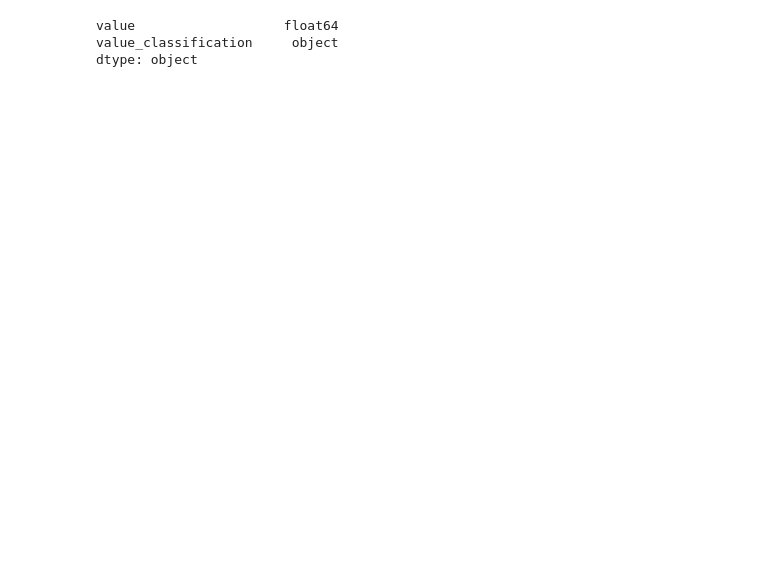
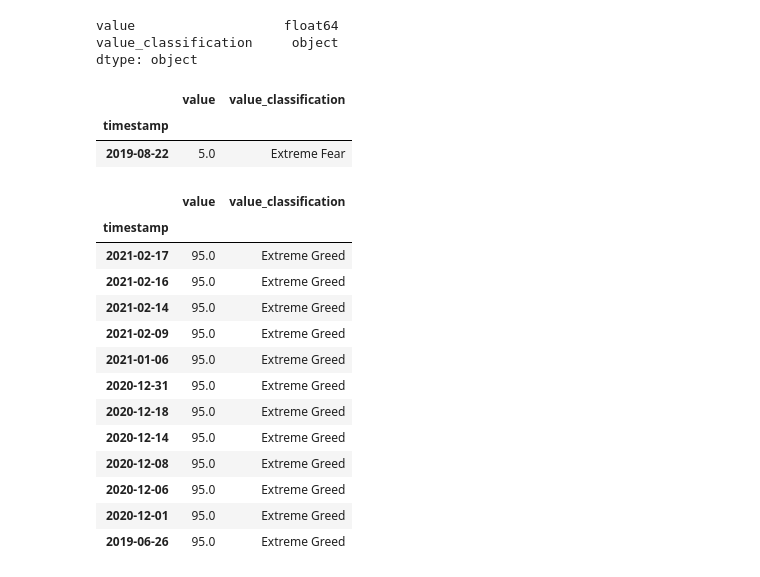
Before and after one commit to Ksyu22/crypto_prediction, a Jupyter notebook: notebooks/data.ipynb, the cells around one changed output. Saved outputs shown, nothing was run; the diff lists cells and outputs as text; code cells hidden in the pictures; blank space fills up the shorter version.

```diff
--- a/notebooks/data.ipynb
+++ b/notebooks/data.ipynb
@@ -74,4 +84,29 @@ fng_df.dtypes
 value                   float64
 value_classification     object
 dtype: object
+# %%
+min_val = fng_df[fng_df.value == fng_df.value.min()]
+min_val
+# %% [output]
+|  | value | value_classification |
+| timestamp |  |  |
+| 2019-08-22 | 5.0 | Extreme Fear |
+# %%
+max_val = fng_df[fng_df.value == fng_df.value.max()]
+max_val
+# %% [output]
+|  | value | value_classification |
+| timestamp |  |  |
+| 2021-02-17 | 95.0 | Extreme Greed |
+| 2021-02-16 | 95.0 | Extreme Greed |
+| 2021-02-14 | 95.0 | Extreme Greed |
+| 2021-02-09 | 95.0 | Extreme Greed |
+| 2021-01-06 | 95.0 | Extreme Greed |
+| 2020-12-31 | 95.0 | Extreme Greed |
+| 2020-12-18 | 95.0 | Extreme Greed |
+| 2020-12-14 | 95.0 | Extreme Greed |
+| 2020-12-08 | 95.0 | Extreme Greed |
+| 2020-12-06 | 95.0 | Extreme Greed |
+| 2020-12-01 | 95.0 | Extreme Greed |
+| 2019-06-26 | 95.0 | Extreme Greed |
 # %%
```
Also changed, not shown: parts of 10 cells of this notebook, 1 other file.
